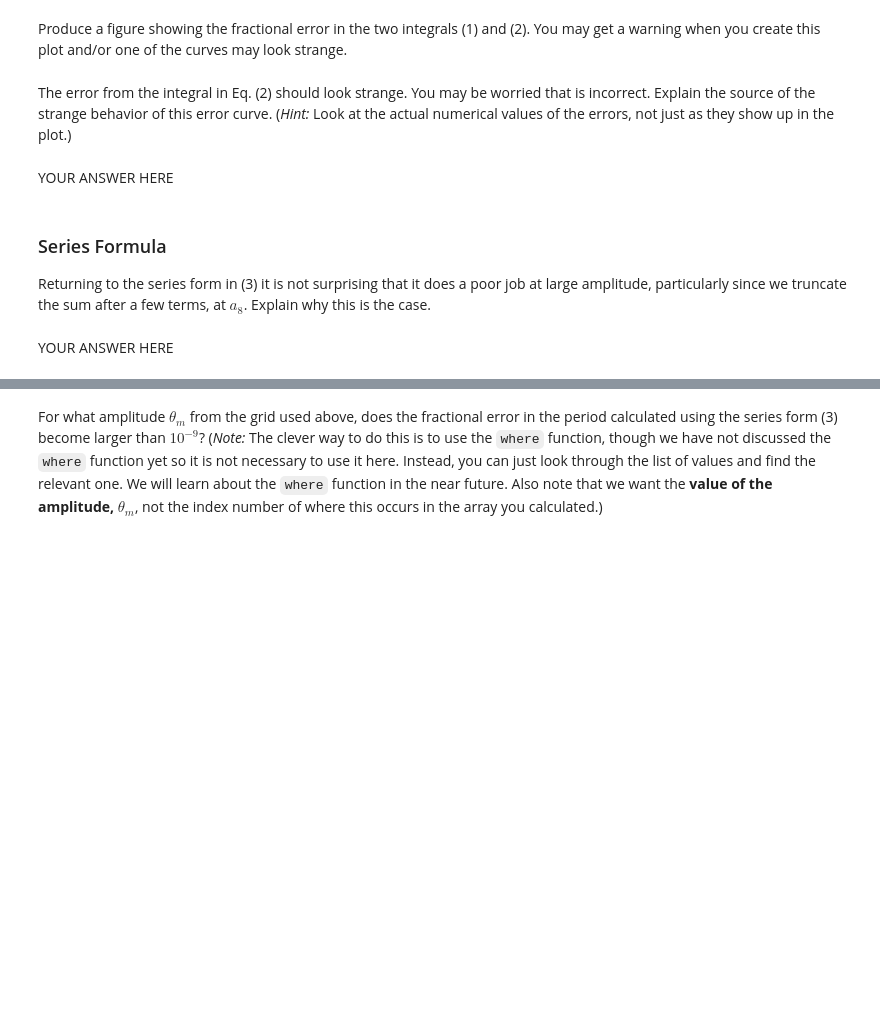
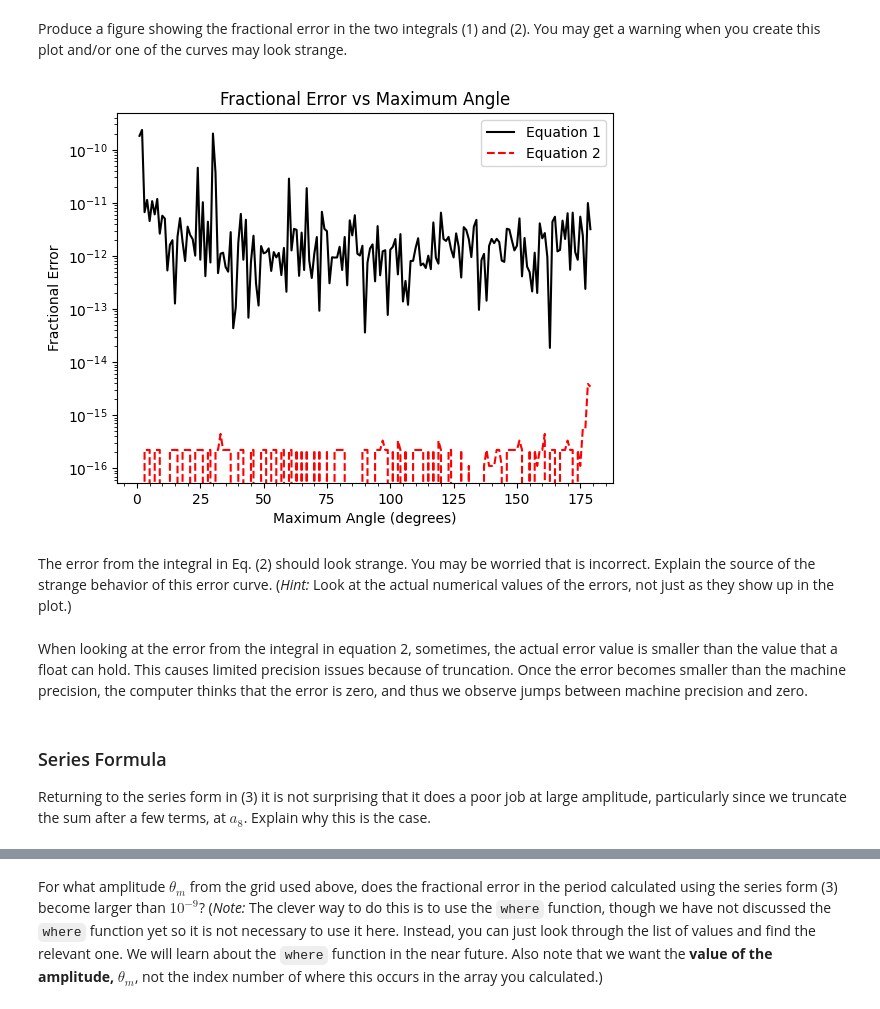
Before and after one commit to kh-bh/Physics_coursework, a Jupyter notebook: PHYS_250/Labs/Lab04.ipynb, the cells around one changed output, grey strips where cells are left out. Cells and saved outputs as stored; diff of their text form; code cells hidden in the pictures; blank space fills up the shorter version.

```diff
--- a/PHYS_250/Labs/Lab04.ipynb
+++ b/PHYS_250/Labs/Lab04.ipynb
@@ -54,10 +100,22 @@ raise NotImplementedError()
+# %%
+fig=plt.figure()
+ax=fig.add_subplot(111)
+
+ax.plot(theta_m_int,np.abs(1-(eq1values/((2/np.pi)*sf.ellipk(np.sin(np.deg2rad(theta_m_int)/2)**2)))),c='black',label='Equation 1') #eq 1
+ax.plot(theta_m_int,np.abs(1-(eq2values/((2/np.pi)*sf.ellipk(np.sin(np.deg2rad(theta_m_int)/2)**2)))),'r--',label='Equation 2') #eq 2
+ax.set_xlabel("Maximum Angle (degrees)")
+ax.set_ylabel("Fractional Error")
+ax.set_title("Fractional Error vs Maximum Angle")
+ax.minorticks_on()
+ax.legend()
+ax.set_yscale('log')
+# %% [output]
+[figure, added]
 # %% [markdown]
 The error from the integral in Eq. (2) should look strange. You may be worried that is incorrect. Explain the source of the strange behavior of this error curve. (*Hint:* Look at the actual numerical values of the errors, not just as they show up in the plot.)
-# %% [markdown]
-YOUR ANSWER HERE
+# %% [markdown]
+When looking at the error from the integral in equation 2, sometimes, the actual error value is smaller than the value that a float can hold. This causes limited precision issues because of truncation. Once the error becomes smaller than the machine precision, the computer thinks that the error is zero, and thus we observe jumps between machine precision and zero.
 # %% [markdown]
 ### Series Formula
 
 Returning to the series form in (3) it is not surprising that it does a poor job at large amplitude, particularly since we truncate the sum after a few terms, at $a_8$. Explain why this is the case.
-# %% [markdown]
-YOUR ANSWER HERE
```
Also changed, not shown: parts of 12 cells of this notebook.
